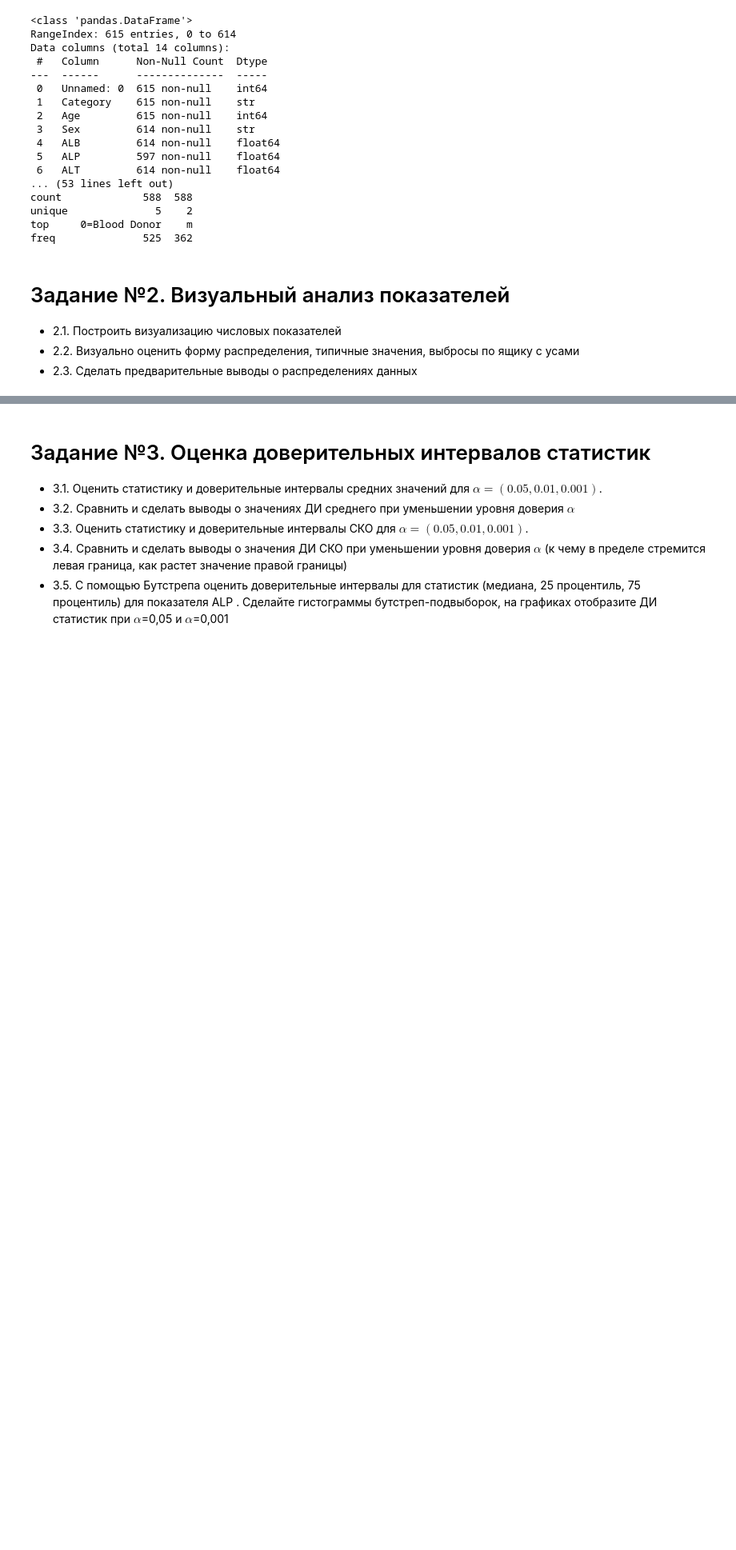
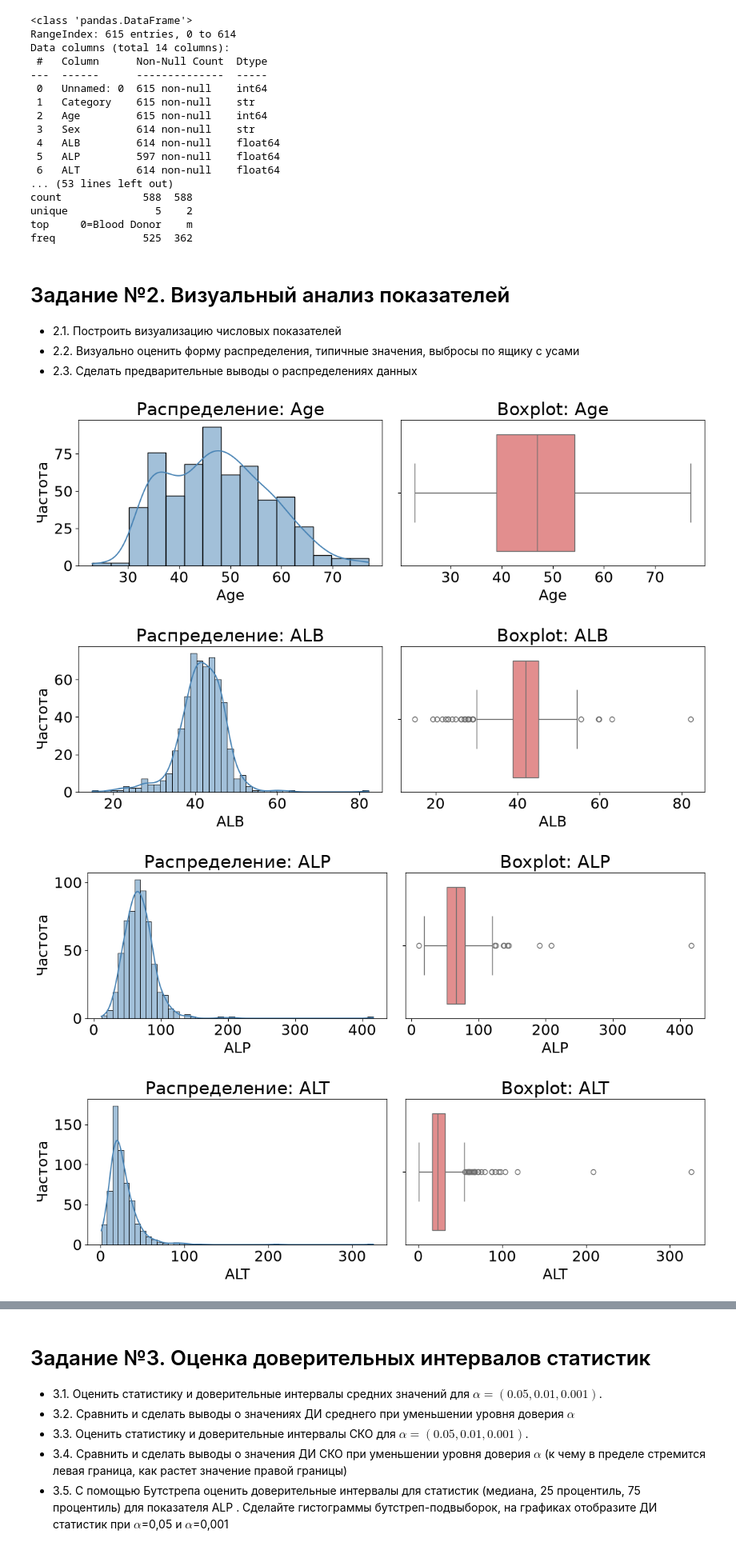
Before and after one commit to ReDanBorn/MathStat, a Jupyter notebook: 4_Доверительные_интервалы_статистик.ipynb, the cells around one changed output, grey strips where cells are left out. Shown at 80% size. Drawn from its saved outputs; the diff is of its cells as text; code cells hidden in the pictures; blank space fills up the shorter version.

```diff
--- a/4_Доверительные_интервалы_статистик.ipynb
+++ b/4_Доверительные_интервалы_статистик.ipynb
@@ -839,7 +839,7 @@ for col in cols:
             df[col] = df[col].replace(null_markers, np.nan)
     if df[col].isna().sum() != 0:
         print(f"Column {col} have null values ({df[col].isna().sum()})")
-df.dropna(inplace=True)
+df = df.dropna()
 print("-----------All columns is cleared------------")
 (print(df.isnull().sum()))
 #------------------ 1.3 -----------------
@@ -871,3 +871,31 @@ freq              525  362
 - 2.1. Построить визуализацию числовых показателей
 - 2.2. Визуально оценить форму распределения, типичные значения, выбросы по ящику с усами
 - 2.3. Сделать предварительные выводы о распределениях данных
+# %%
+import pandas as pd
+import matplotlib.pyplot as plt
+import seaborn as sns
+
+numeric_cols = df.select_dtypes(include='number').columns
+
+for col in numeric_cols:
+    fig, axes = plt.subplots(1, 2, figsize=(12, 4))
+
+    # Гистограмма + KDE
+    sns.histplot(df[col].dropna(), kde=True, ax=axes[0], color='steelblue')
+    axes[0].set_title(f'Распределение: {col}')
+    axes[0].set_xlabel(col)
+    axes[0].set_ylabel('Частота')
+
+    # Ящик с усами
+    sns.boxplot(x=df[col].dropna(), ax=axes[1], color='lightcoral')
+    axes[1].set_title(f'Boxplot: {col}')
+    axes[1].set_xlabel(col)
+
+    plt.tight_layout()
+    plt.show()
+# %% [output]
+[figure, added]
+[figure, added]
+[figure, added]
+[figure, added]
```
Also changed, not shown: parts of 11 cells of this notebook.
